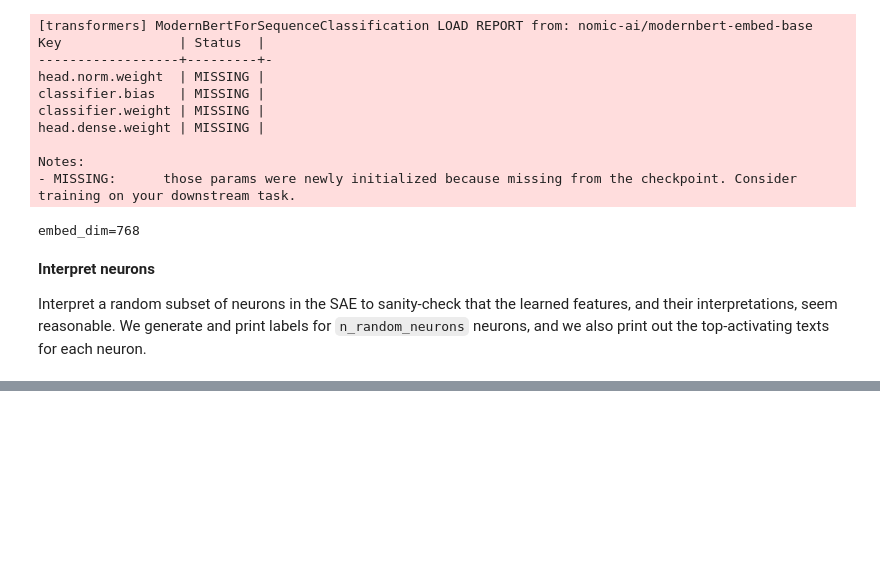
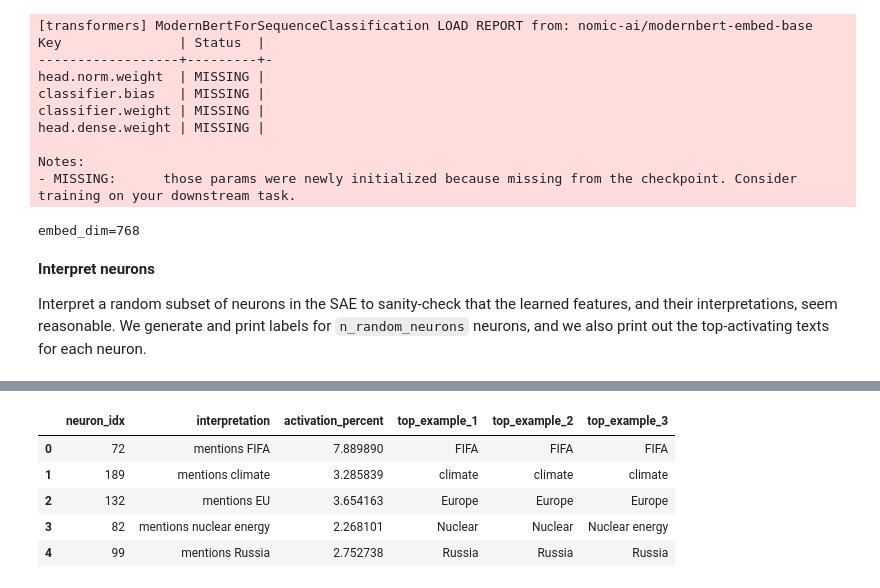
Before and after one commit to elmines/HypotheSAEs, a Jupyter notebook: notebooks/vast.ipynb, the cells around one changed output, grey strips where cells are left out. Cells and saved outputs as stored; diff of their text form; code cells hidden in the pictures; blank space fills up the shorter version.

```diff
--- a/notebooks/vast.ipynb
+++ b/notebooks/vast.ipynb
@@ -163,0 +224,4 @@ Invalid model-index. Not loading eval results into CardData.
+# %%
+train_top_embeds, train_text_embeds = train_embeddings
+val_top_embeds, val_text_embeds     = val_embeddings
+sae.fit(train_top_embeds, train_text_embeds, val_top_embeds, val_text_embeds, n_epochs=300)
@@ -186,9 +263,6 @@ head.dense.weight | MISSING |
 Notes:
 - MISSING:      those params were newly initialized because missing from the checkpoint. Consider training on your downstream task.
 embed_dim=768
-# %%
-sae = train_sae(embeddings=train_embeddings, val_embeddings=val_embeddings,
-                M=256, K=8, matryoshka_prefix_lengths=[32, 256])
 # %% [markdown]
 **Interpret neurons**
 
@@ -329,23 +317,0 @@ Additionally, we output the evaluation metrics used in the paper:
-# %%
-holdout_df = pd.read_json(os.path.join(base_dir, "yelp-demo-holdout-2K.json"), lines=True)
-holdout_texts = holdout_df['text'].tolist()
-holdout_labels = holdout_df['stars'].values
-
-metrics, evaluation_df = evaluate_hypotheses(
-    hypotheses_df=results,
-    texts=holdout_texts,
-    labels=holdout_labels,
-    cache_name=CACHE_NAME,
-    annotator_model=ANNOTATOR_MODEL,
-    annotation_llm_kwargs=ANNOTATION_LLM_KWARGS,
-    n_workers_annotation=N_WORKERS_ANNOTATION, # Please lower this parameter if you are running into API rate limits
-)
-
-pd.set_option('display.max_colwidth', None)
-display(evaluation_df.sort_values(by="separation_score", ascending=False).round(3))
-pd.reset_option('display.max_colwidth')
-
-print("\nHoldout Set Metrics:")
-print(f"R² Score: {metrics['r2']:.3f}")
-print(f"Significant hypotheses: {metrics['Significant'][0]}/{metrics['Significant'][1]} "
-      f"(p < {metrics['Significant'][2]:.3e})")
@@ -375,0 +318,11 @@ Significant hypotheses: 7/20 (p < 5.000e-03)
+# %%
+# Interpret random neurons
+results = interpret_sep_sae(
+    topics=train_topics,
+    texts=train_texts,
+    sae=sae,
+    n_random_neurons=5,
+    print_examples_n=3,
+    interpreter_model=INTERPRETER_MODEL,
+    interpret_llm_kwargs=INTERPRET_LLM_KWARGS,
+)
@@ -375,0 +365,9 @@ Significant hypotheses: 7/20 (p < 5.000e-03)
+# %%
+results['topics']
+# %% [output]
+|  | neuron_idx | interpretation | activation_percent | top_example_1 | top_example_2 | top_example_3 |
+| 0 | 72 | mentions FIFA | 7.889890 | FIFA | FIFA | FIFA |
+| 1 | 189 | mentions climate | 3.285839 | climate | climate | climate |
+| 2 | 132 | mentions EU | 3.654163 | Europe | Europe | Europe |
+| 3 | 82 | mentions nuclear energy | 2.268101 | Nuclear | Nuclear | Nuclear energy |
+| 4 | 99 | mentions Russia | 2.752738 | Russia | Russia | Russia |
```
Also changed, not shown: parts of 18 cells of this notebook, 3 other files.
